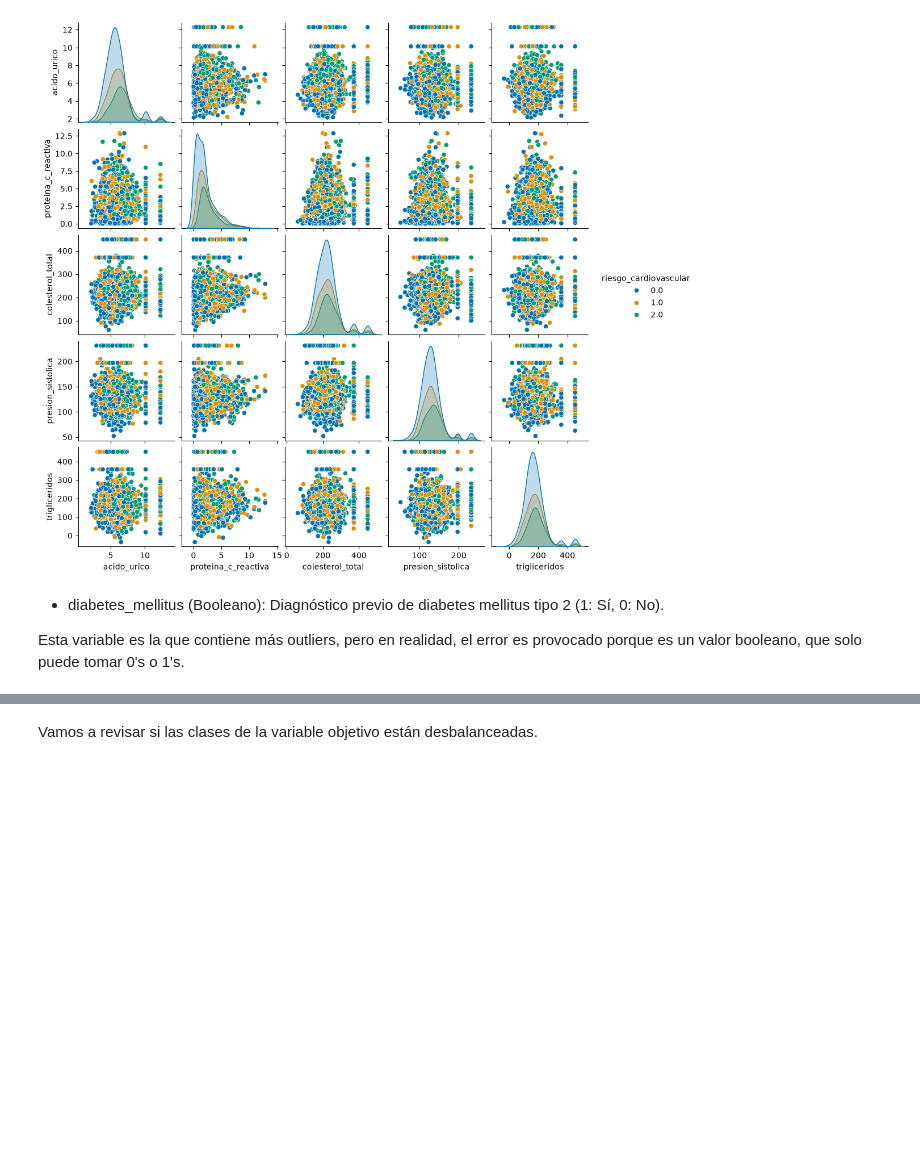
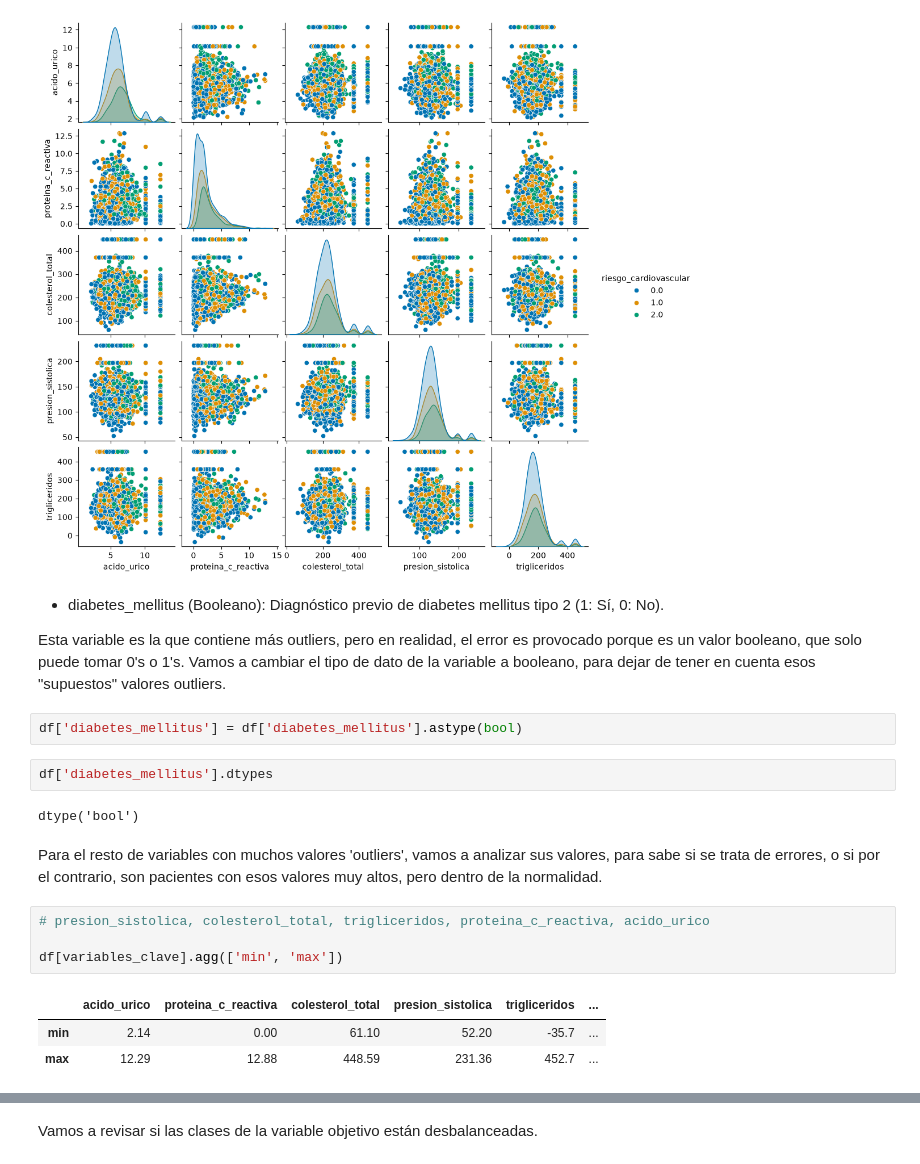
Before and after one commit to csm8-um/MasterIA-ML01, a Jupyter notebook: Tarea 1 ML.ipynb, the cells around one changed output, grey strips where cells are left out. Cells and saved outputs as stored; diff of their text form; blank space fills up the shorter version.

```diff
--- a/Tarea 1 ML.ipynb
+++ b/Tarea 1 ML.ipynb
@@ -221,4 +221,20 @@ sns.pairplot(df[variables_clave], hue="riesgo_cardiovascular", height = 2, palet
 # %% [markdown]
 - diabetes_mellitus (Booleano): Diagnóstico previo de diabetes mellitus tipo 2 (1: Sí, 0: No).
 
-Esta variable es la que contiene más outliers, pero en realidad, el error es provocado porque es un valor booleano, que solo puede tomar 0's o 1's.
+Esta variable es la que contiene más outliers, pero en realidad, el error es provocado porque es un valor booleano, que solo puede tomar 0's o 1's. Vamos a cambiar el tipo de dato de la variable a booleano, para dejar de tener en cuenta esos "supuestos" valores outliers.
+# %%
+df['diabetes_mellitus'] = df['diabetes_mellitus'].astype(bool)
+# %%
+df['diabetes_mellitus'].dtypes
+# %% [output]
+dtype('bool')
+# %% [markdown]
+Para el resto de variables con muchos valores 'outliers', vamos a analizar sus valores, para sabe si se trata de errores, o si por el contrario, son pacientes con esos valores muy altos, pero dentro de la normalidad.
+# %%
+# presion_sistolica, colesterol_total, trigliceridos, proteina_c_reactiva, acido_urico
+
+df[variables_clave].agg(['min', 'max'])
+# %% [output]
+|  | acido_urico | proteina_c_reactiva | colesterol_total | presion_sistolica | trigliceridos | ... |
+| min | 2.14 | 0.00 | 61.10 | 52.20 | -35.7 | ... |
+| max | 12.29 | 12.88 | 448.59 | 231.36 | 452.7 | ... |
```
Also changed, not shown: parts of 7 cells of this notebook.
